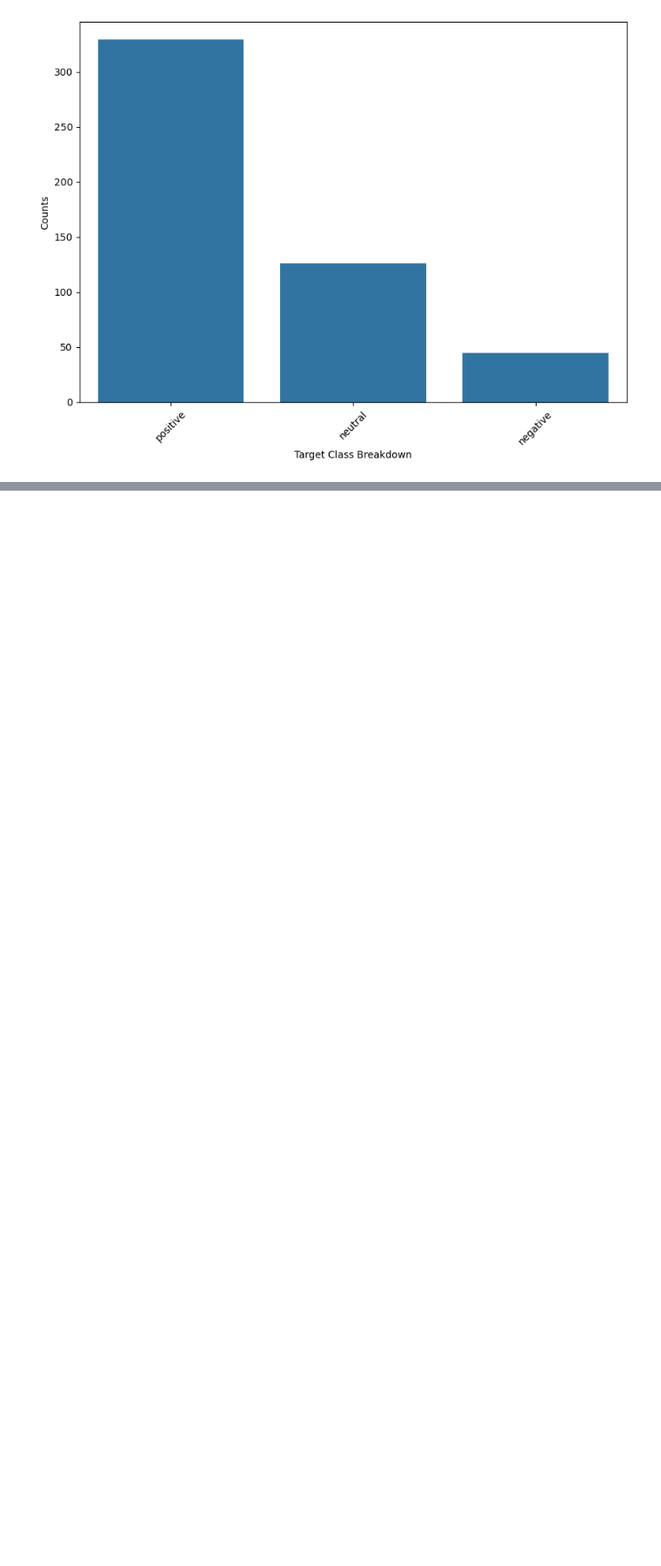
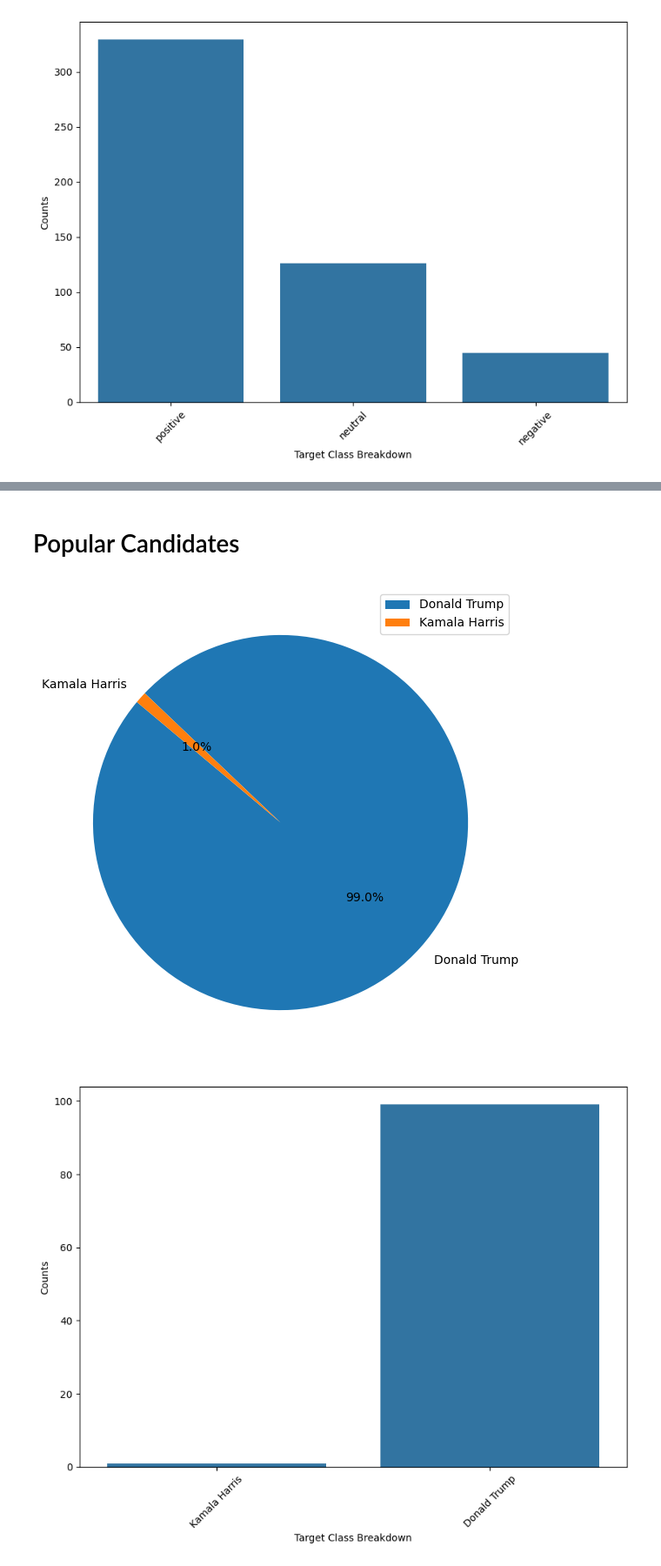
Before and after one commit to MaukanMir/Election-Sentiment-Analysis, a Jupyter notebook: training.ipynb, the cells around one changed output, grey strips where cells are left out. Shown at 87% size. Drawn from its saved outputs; the diff is of its cells as text; code cells hidden in the pictures; blank space fills up the shorter version.

```diff
--- a/training.ipynb
+++ b/training.ipynb
@@ -208,0 +216,8 @@ check_class_imbalance(train["sentiment"])
+# %% [markdown]
+# Popular Candidates
+# %%
+highly_popular_likes = train[train["likes"] >=400]
+check_class_imbalance(highly_popular_likes["candidate"])
+# %% [output]
+[figure, added]
+[figure, added]
```
Also changed, not shown: parts of 6 cells of this notebook.
